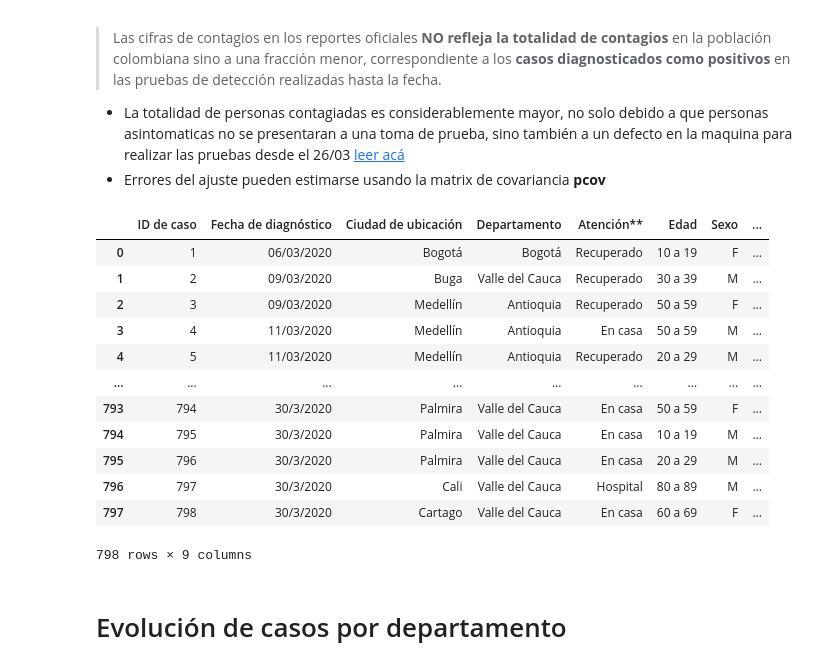
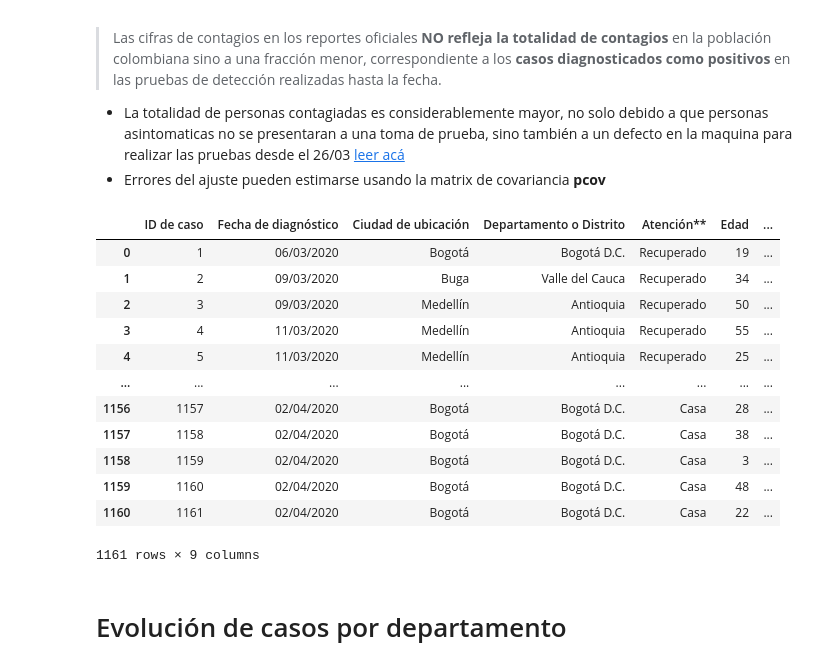
Before and after one commit to cesarliz10/covid_colombia, a Jupyter notebook: Analisis casos identificados covid-19 Colombia.ipynb, the cells around one changed output. Drawn from its saved outputs; the diff is of its cells as text; code cells hidden in the pictures.

```diff
--- a/Analisis casos identificados covid-19 Colombia.ipynb
+++ b/Analisis casos identificados covid-19 Colombia.ipynb
@@ -15,22 +15,22 @@ import seaborn as sns
 import matplotlib.pyplot as plt
 from scipy.optimize import curve_fit
 # %%
-confirmed_cases = pd.read_csv("casos_03_30.csv")
+confirmed_cases = pd.read_csv("casos.csv")
 confirmed_cases
 # %% [output]
-|  | ID de caso | Fecha de diagnóstico | Ciudad de ubicación | Departamento | Atención** | Edad | Sexo | ... |
-| 0 | 1 | 06/03/2020 | Bogotá | Bogotá | Recuperado | 10 a 19 | F | ... |
-| 1 | 2 | 09/03/2020 | Buga | Valle del Cauca | Recuperado | 30 a 39 | M | ... |
-| 2 | 3 | 09/03/2020 | Medellín | Antioquia | Recuperado | 50 a 59 | F | ... |
-| 3 | 4 | 11/03/2020 | Medellín | Antioquia | En casa | 50 a 59 | M | ... |
-| 4 | 5 | 11/03/2020 | Medellín | Antioquia | Recuperado | 20 a 29 | M | ... |
-| ... | ... | ... | ... | ... | ... | ... | ... | ... |
-| 793 | 794 | 30/3/2020 | Palmira | Valle del Cauca | En casa | 50 a 59 | F | ... |
-| 794 | 795 | 30/3/2020 | Palmira | Valle del Cauca | En casa | 10 a 19 | M | ... |
-| 795 | 796 | 30/3/2020 | Palmira | Valle del Cauca | En casa | 20 a 29 | M | ... |
-| 796 | 797 | 30/3/2020 | Cali | Valle del Cauca | Hospital | 80 a 89 | M | ... |
-| 797 | 798 | 30/3/2020 | Cartago | Valle del Cauca | En casa | 60 a 69 | F | ... |
+|  | ID de caso | Fecha de diagnóstico | Ciudad de ubicación | Departamento o Distrito | Atención** | Edad | ... |
+| 0 | 1 | 06/03/2020 | Bogotá | Bogotá D.C. | Recuperado | 19 | ... |
+| 1 | 2 | 09/03/2020 | Buga | Valle del Cauca | Recuperado | 34 | ... |
+| 2 | 3 | 09/03/2020 | Medellín | Antioquia | Recuperado | 50 | ... |
+| 3 | 4 | 11/03/2020 | Medellín | Antioquia | Recuperado | 55 | ... |
+| 4 | 5 | 11/03/2020 | Medellín | Antioquia | Recuperado | 25 | ... |
+| ... | ... | ... | ... | ... | ... | ... | ... |
+| 1156 | 1157 | 02/04/2020 | Bogotá | Bogotá D.C. | Casa | 28 | ... |
+| 1157 | 1158 | 02/04/2020 | Bogotá | Bogotá D.C. | Casa | 38 | ... |
+| 1158 | 1159 | 02/04/2020 | Bogotá | Bogotá D.C. | Casa | 3 | ... |
+| 1159 | 1160 | 02/04/2020 | Bogotá | Bogotá D.C. | Casa | 48 | ... |
+| 1160 | 1161 | 02/04/2020 | Bogotá | Bogotá D.C. | Casa | 22 | ... |
-798 rows × 9 columns
+1161 rows × 9 columns
 # %%
 # dataframe processing for analysis
 original_names = confirmed_cases.columns.to_list()
```
Also changed, not shown: parts of 3 cells of this notebook, 7 other files.
